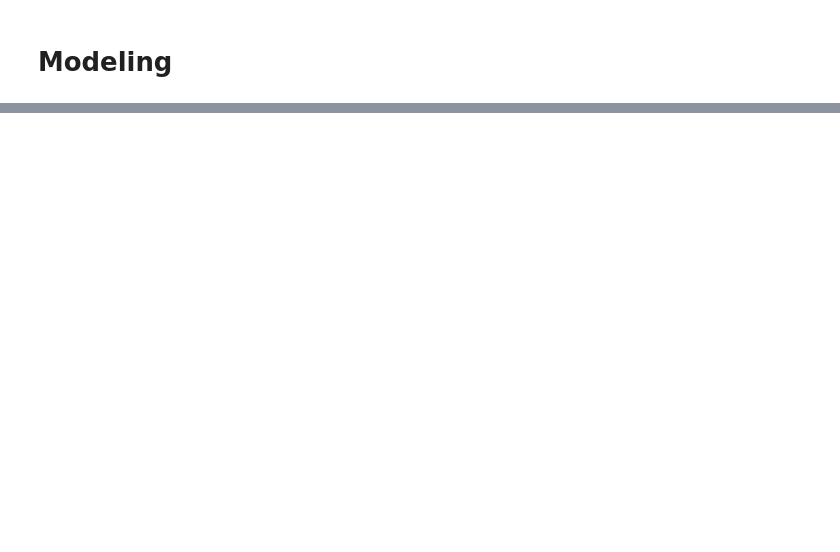
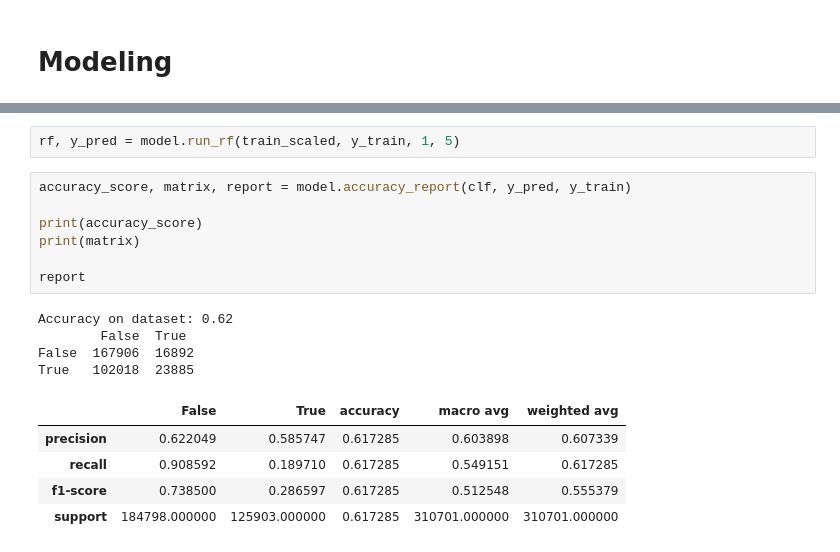
Before and after one commit to guedanie/flight_delay_predictor, a Jupyter notebook: flight_delay_predictor.ipynb, the cells around one changed output, grey strips where cells are left out. Saved outputs shown, nothing was run; the diff lists cells and outputs as text; blank space fills up the shorter version.

```diff
--- a/flight_delay_predictor.ipynb
+++ b/flight_delay_predictor.ipynb
@@ -642,0 +697,19 @@ df.head()
+# %%
+rf, y_pred = model.run_rf(train_scaled, y_train, 1, 5)
+# %%
+accuracy_score, matrix, report = model.accuracy_report(clf, y_pred, y_train)
+
+print(accuracy_score)
+print(matrix)
+
+report
+# %% [output]
+Accuracy on dataset: 0.62
+        False  True
+False  167906  16892
+True   102018  23885
+|  | False | True | accuracy | macro avg | weighted avg |
+| precision | 0.622049 | 0.585747 | 0.617285 | 0.603898 | 0.607339 |
+| recall | 0.908592 | 0.189710 | 0.617285 | 0.549151 | 0.617285 |
+| f1-score | 0.738500 | 0.286597 | 0.617285 | 0.512548 | 0.555379 |
+| support | 184798.000000 | 125903.000000 | 0.617285 | 310701.000000 | 310701.000000 |
```
Also changed, not shown: parts of 38 cells of this notebook.
